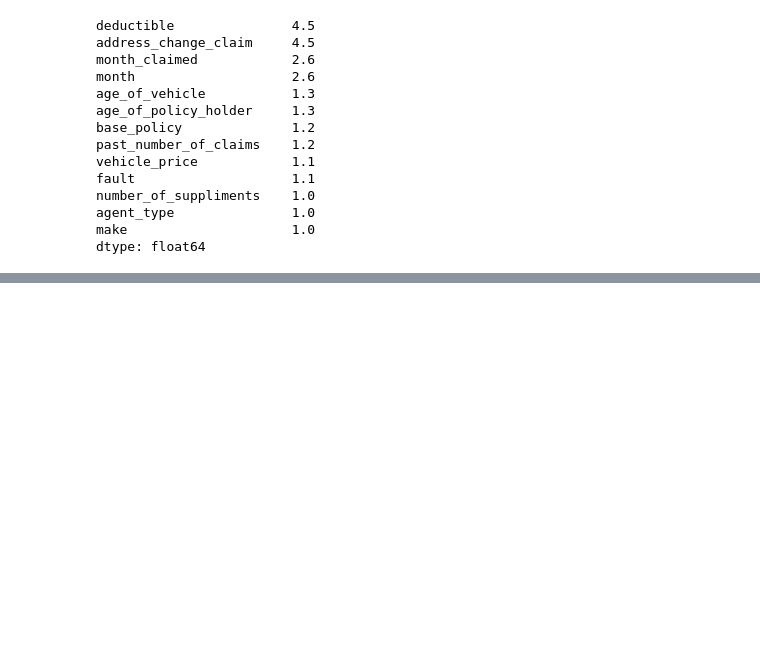
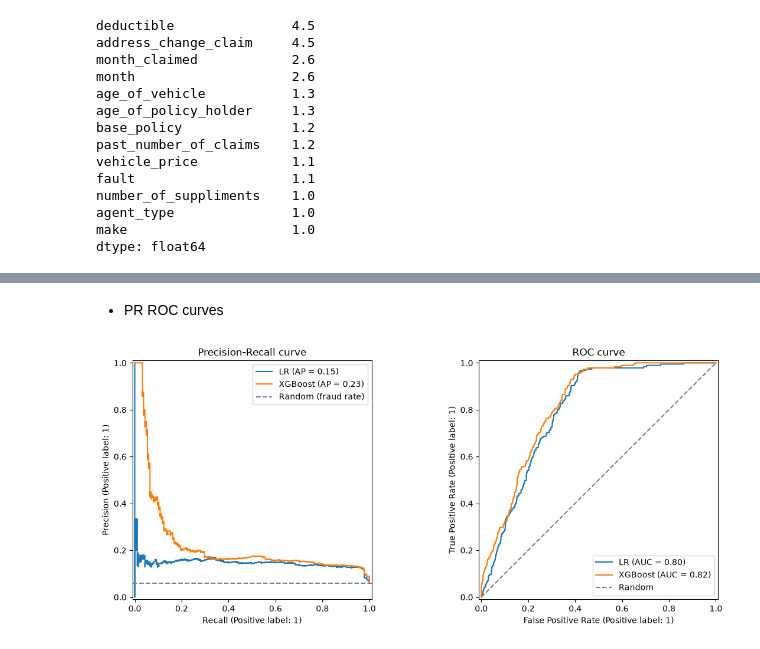
Before and after one commit to roy-tanmay/Insurance-Fraud-Detection, a Jupyter notebook: Notebook/02_fraud_modeling_and_evaluation.ipynb, the cells around one changed output, grey strips where cells are left out. Saved outputs shown, nothing was run; the diff lists cells and outputs as text; code cells hidden in the pictures; blank space fills up the shorter version.

```diff
--- a/Notebook/02_fraud_modeling_and_evaluation.ipynb
+++ b/Notebook/02_fraud_modeling_and_evaluation.ipynb
@@ -115,0 +374,24 @@ dtype: float64
+# %% [markdown]
+- PR ROC curves
+# %%
+from sklearn.metrics import PrecisionRecallDisplay, RocCurveDisplay
+
+fig, ax = plt.subplots(1, 2, figsize=(12, 5))
+
+for name, scores in [("LR", lr_scores), ("XGBoost", xgb_scores)]:
+    PrecisionRecallDisplay.from_predictions(y_test, scores, name=name, ax=ax[0])
+    RocCurveDisplay.from_predictions(y_test, scores, name=name, ax=ax[1])
+
+# random baselines
+ax[0].axhline(y_test.mean(), color="grey", linestyle="--", label="Random (fraud rate)")
+ax[1].plot([0, 1], [0, 1], color="grey", linestyle="--", label="Random")
+
+ax[0].set_title("Precision-Recall curve")
+ax[1].set_title("ROC curve")
+ax[0].legend()
+ax[1].legend()
+plt.tight_layout()
+fig.savefig("../reports/pr_roc_curves.png", dpi=150, bbox_inches="tight")
+plt.show()
+# %% [output]
+[figure, added]
```
Also changed, not shown: parts of 19 cells of this notebook, 10 other files.
